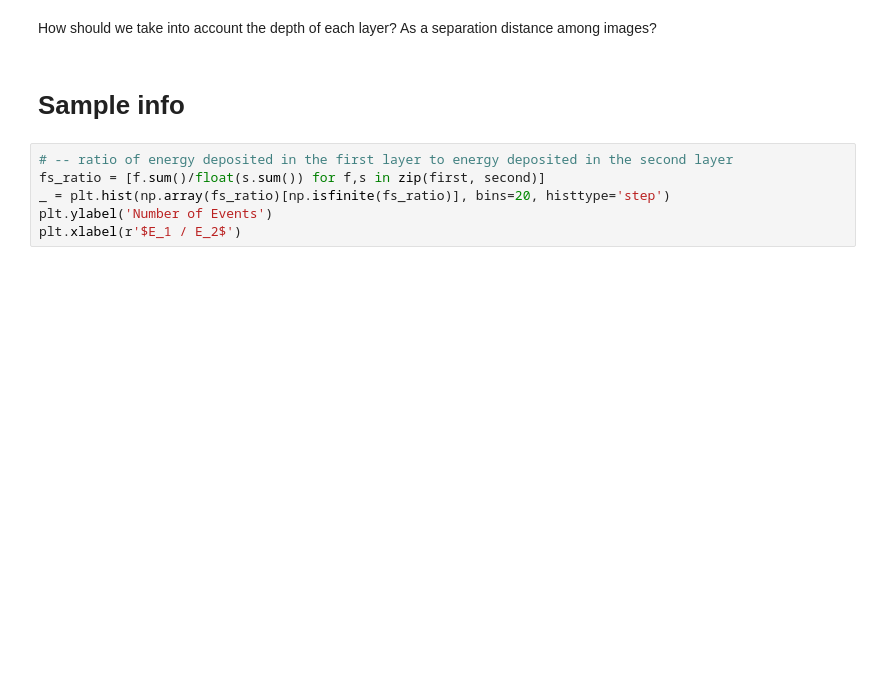
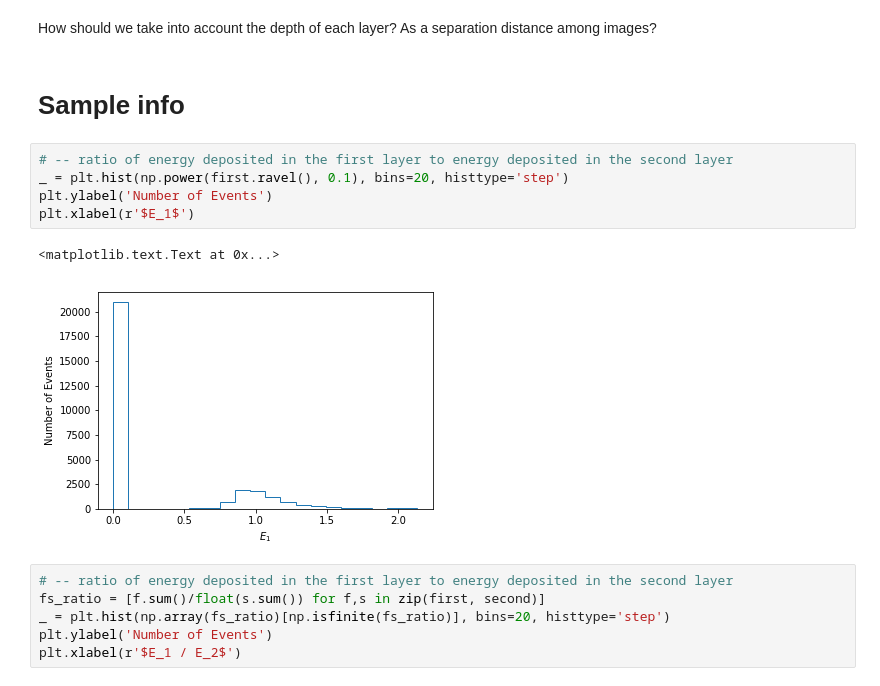
Before and after one commit to hep-lbdl/CaloGAN, a Jupyter notebook: firstlook.ipynb, the cells around one changed output. Drawn from its saved outputs; the diff is of its cells as text; blank space fills up the shorter version.

```diff
--- a/firstlook.ipynb
+++ b/firstlook.ipynb
@@ -80,6 +95,14 @@ r^2 is going to be very easy to calculate once we have a uniform binning scheme
 How should we take into account the depth of each layer? As a separation distance among images?
 # %% [markdown]
 # Sample info
+# %%
+# -- ratio of energy deposited in the first layer to energy deposited in the second layer
+_ = plt.hist(np.power(first.ravel(), 0.1), bins=20, histtype='step')
+plt.ylabel('Number of Events')
+plt.xlabel(r'$E_1$')
+# %% [output]
+<matplotlib.text.Text at 0x...>
+[figure, added]
 # %%
 # -- ratio of energy deposited in the first layer to energy deposited in the second layer
 fs_ratio = [f.sum()/float(s.sum()) for f,s in zip(first, second)]
```
Also changed, not shown: parts of 22 cells of this notebook, 5 other files.
